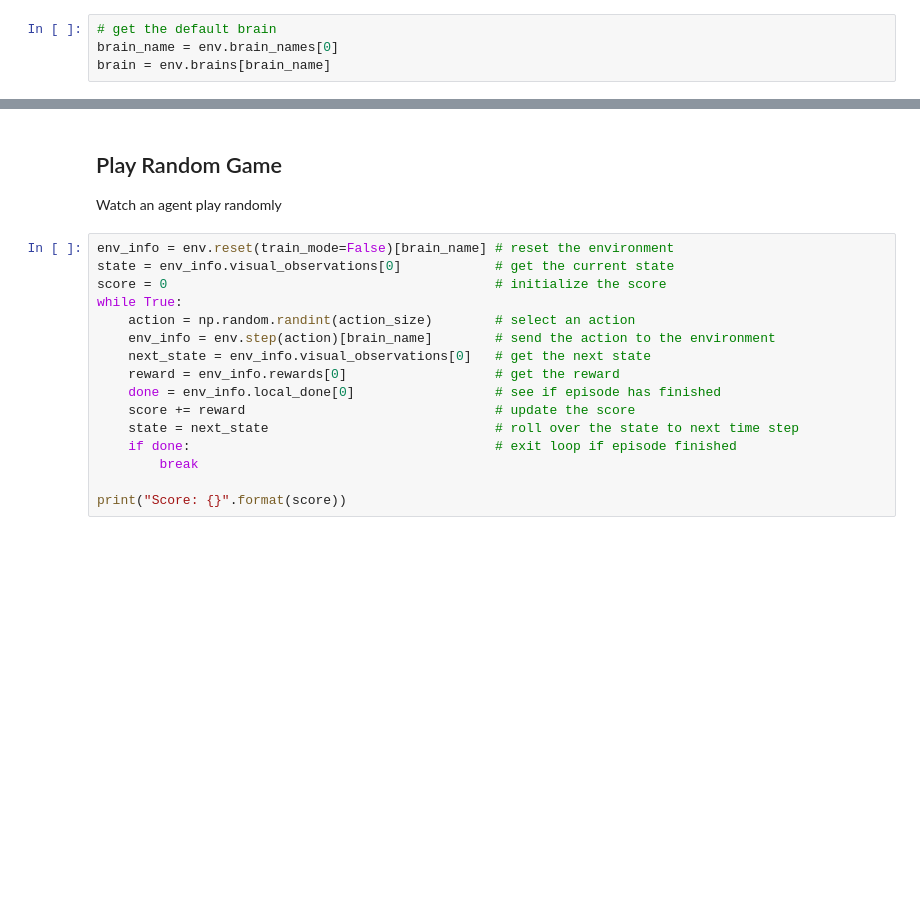
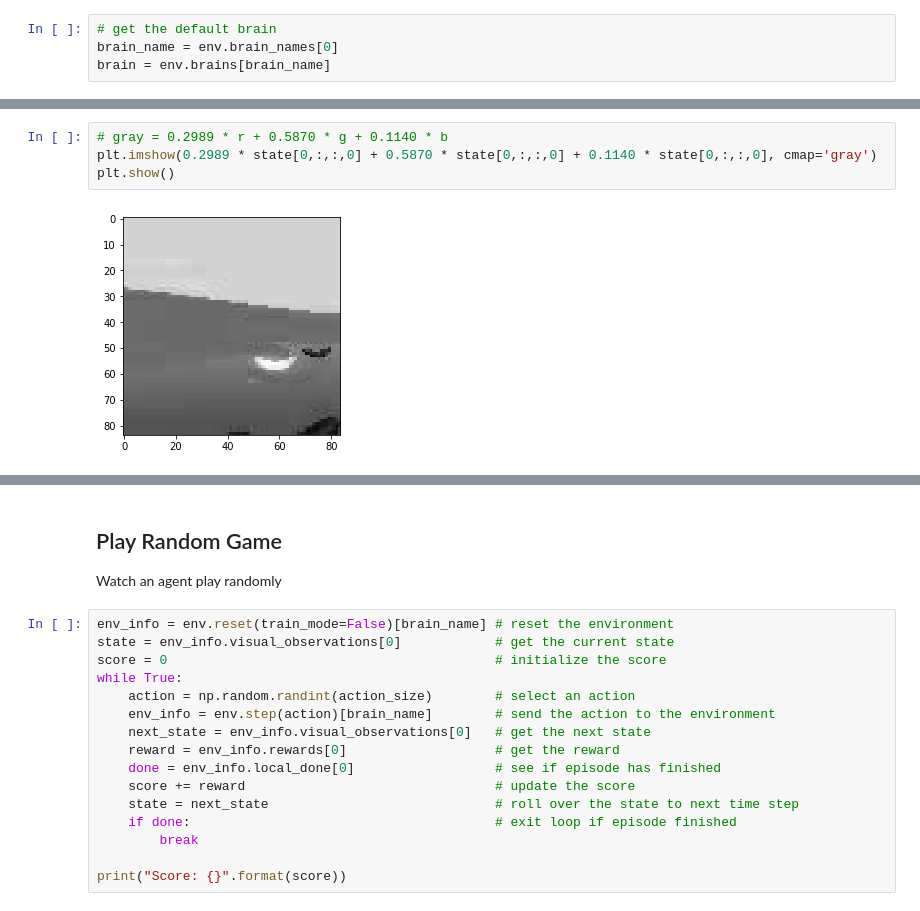
Before and after one commit to ostamand/banana-collector, a Jupyter notebook: Visual/Train_DQN.ipynb, the cells around one changed output, grey strips where cells are left out. Saved outputs shown, nothing was run; the diff lists cells and outputs as text; blank space fills up the shorter version.

Commit message:
feat: Convert image to grayscale before training

```diff
--- a/Visual/Train_DQN.ipynb
+++ b/Visual/Train_DQN.ipynb
@@ -182,0 +207,6 @@ print('States have shape:', state.shape)
+# %%
+# gray = 0.2989 * r + 0.5870 * g + 0.1140 * b
+plt.imshow(0.2989 * state[0,:,:,0] + 0.5870 * state[0,:,:,0] + 0.1140 * state[0,:,:,0], cmap='gray')
+plt.show()
+# %% [output]
+[figure, added]
```
Also changed, not shown: parts of 13 cells of this notebook, 2 other files.
